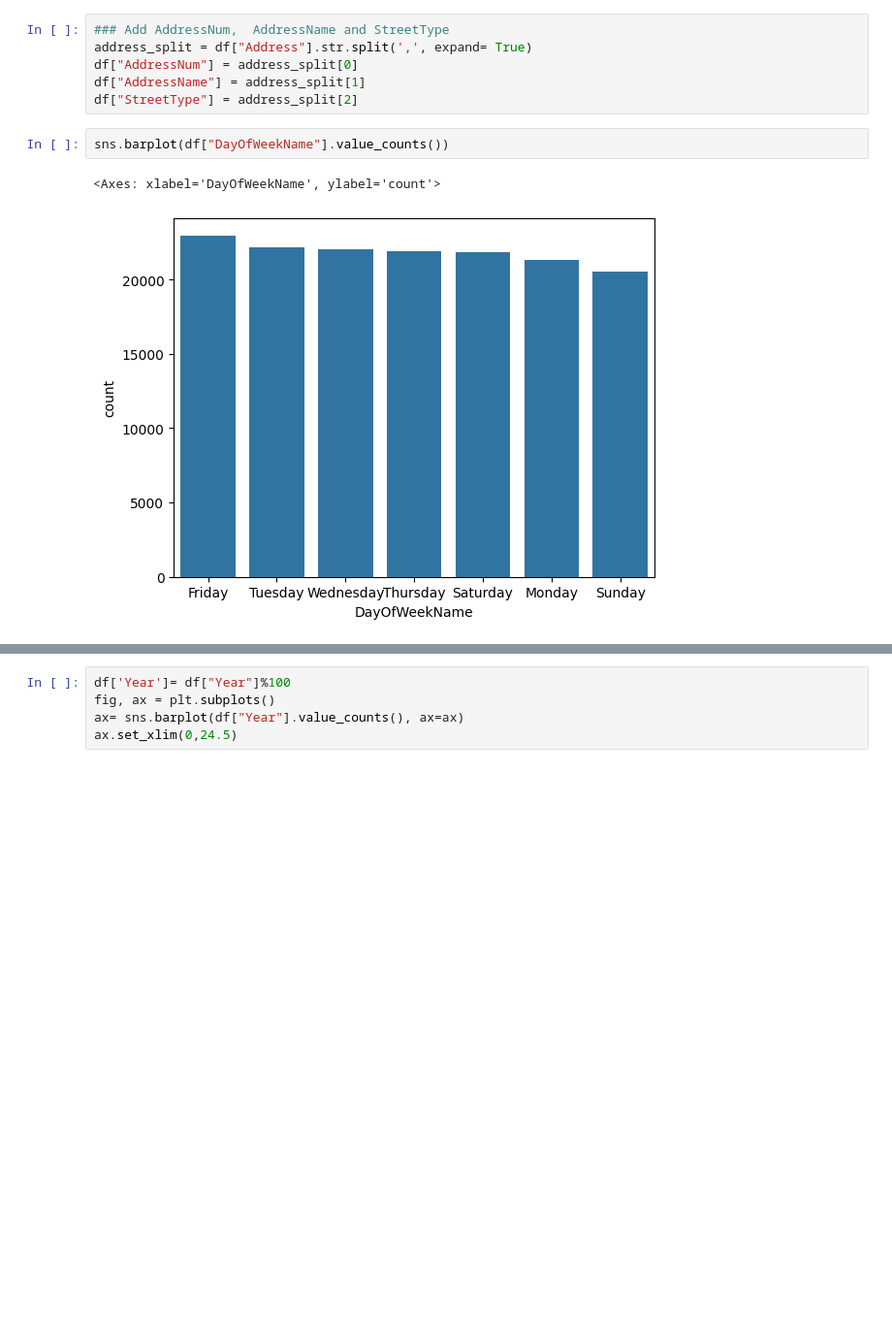
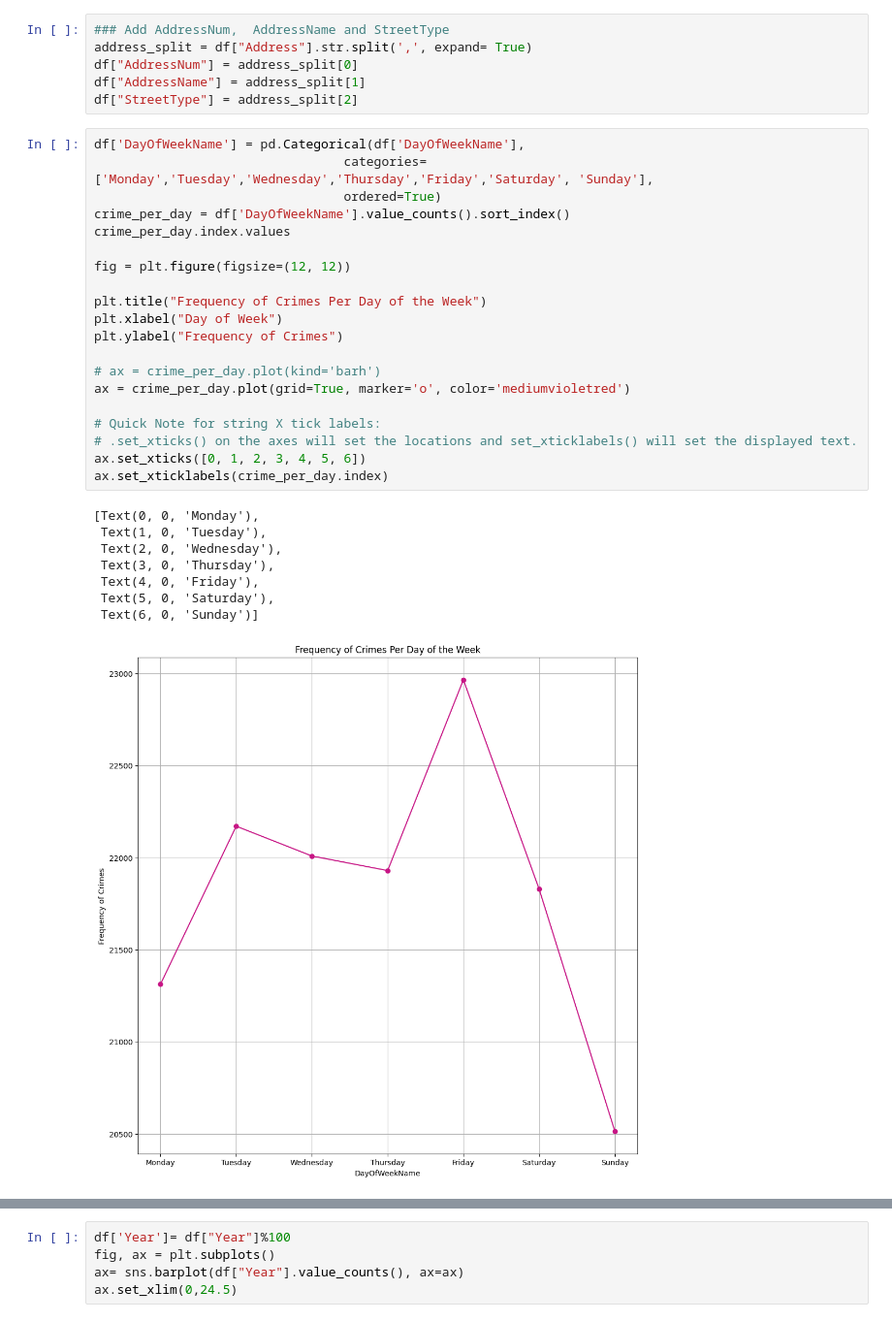
Before and after one commit to thinhh/CMPE-255-Project, a Jupyter notebook: Oakland_Data_Analysis.ipynb, the cells around one changed output, grey strips where cells are left out. Shown at 97% size. Cells and saved outputs as stored; diff of their text form; blank space fills up the shorter version.

```diff
--- a/Oakland_Data_Analysis.ipynb
+++ b/Oakland_Data_Analysis.ipynb
@@ -231,8 +227,32 @@ df["AddressNum"] = address_split[0]
 df["AddressName"] = address_split[1]
 df["StreetType"] = address_split[2]
 # %%
-sns.barplot(df["DayOfWeekName"].value_counts())
+df['DayOfWeekName'] = pd.Categorical(df['DayOfWeekName'],
+                                 categories=['Monday','Tuesday','Wednesday','Thursday','Friday','Saturday', 'Sunday'],
+                                 ordered=True)
+crime_per_day = df['DayOfWeekName'].value_counts().sort_index()
+crime_per_day.index.values
+
+fig = plt.figure(figsize=(12, 12))
+
+plt.title("Frequency of Crimes Per Day of the Week")
+plt.xlabel("Day of Week")
+plt.ylabel("Frequency of Crimes")
+
+# ax = crime_per_day.plot(kind='barh')
+ax = crime_per_day.plot(grid=True, marker='o', color='mediumvioletred')
+
+# Quick Note for string X tick labels:
+# .set_xticks() on the axes will set the locations and set_xticklabels() will set the displayed text.
+ax.set_xticks([0, 1, 2, 3, 4, 5, 6])
+ax.set_xticklabels(crime_per_day.index)
 # %% [output]
-<Axes: xlabel='DayOfWeekName', ylabel='count'>
+[Text(0, 0, 'Monday'),
+ Text(1, 0, 'Tuesday'),
+ Text(2, 0, 'Wednesday'),
+ Text(3, 0, 'Thursday'),
+ Text(4, 0, 'Friday'),
+ Text(5, 0, 'Saturday'),
+ Text(6, 0, 'Sunday')]
-[figure, old version]
+[figure, new version]
 # %%
```
Also changed, not shown: parts of 7 cells of this notebook.
